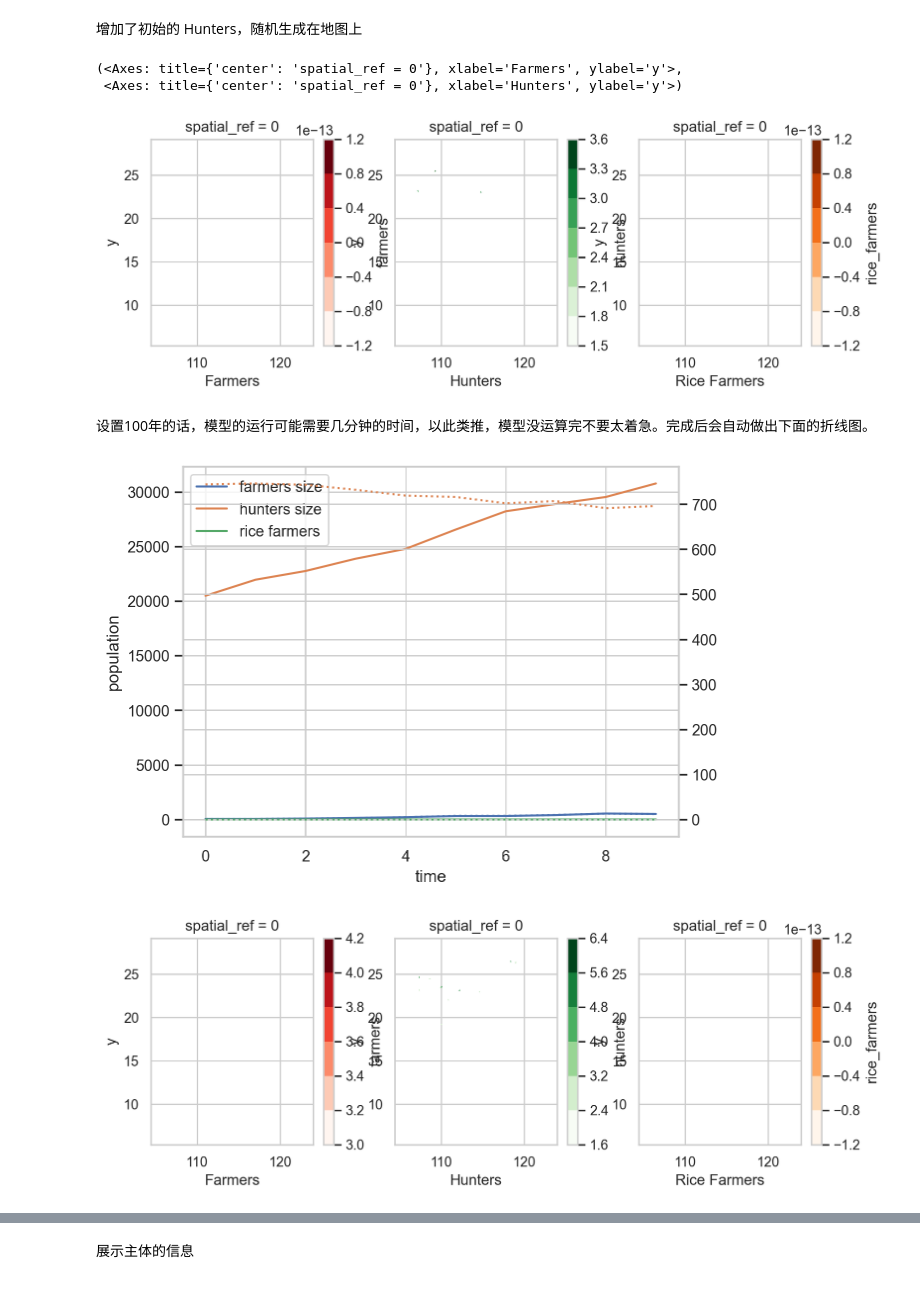
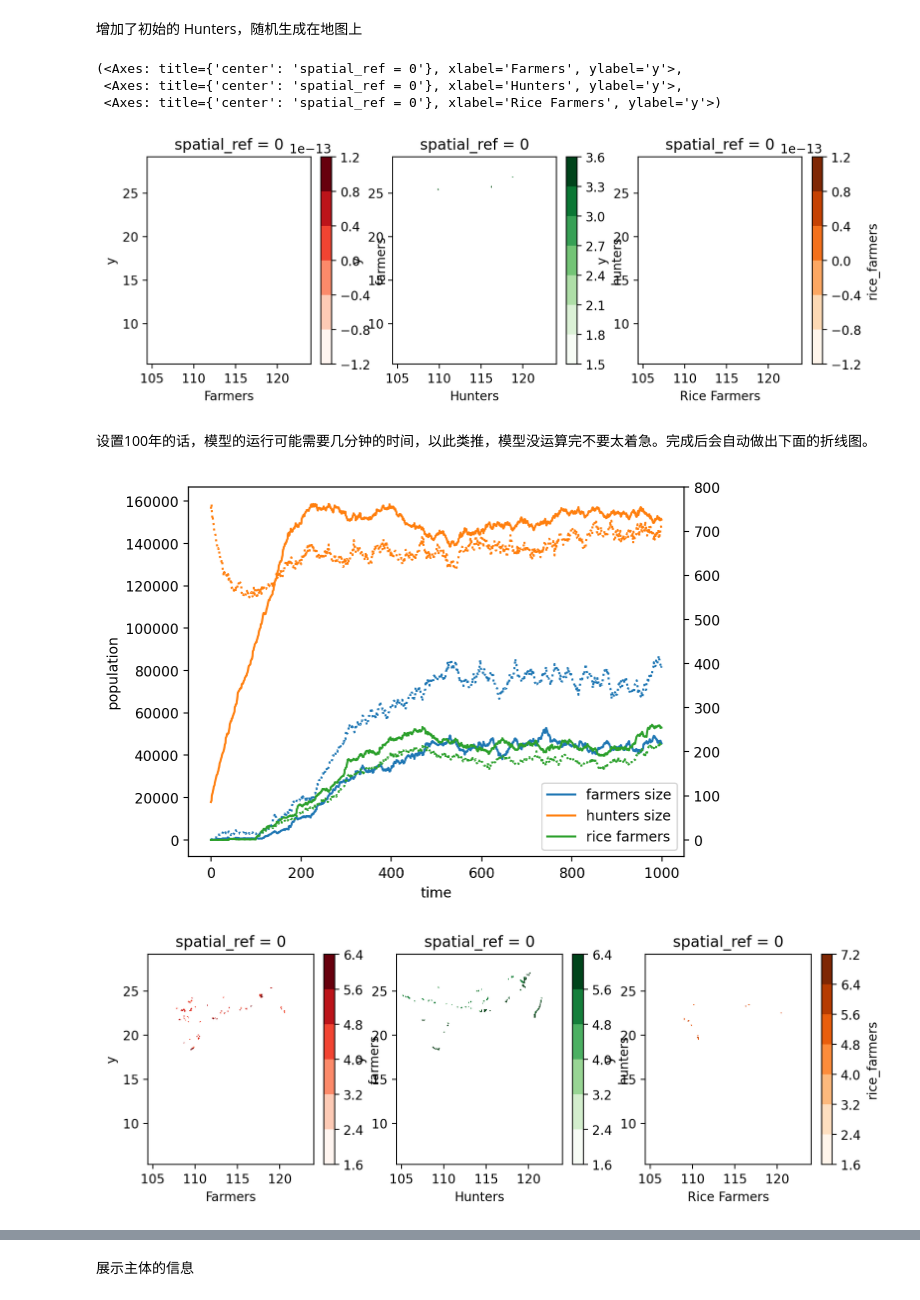
Before and after one commit to SongshGeo/South-China-Livehood-Evolution, a Jupyter notebook: docs/demo.ipynb, the cells around one changed output, grey strips where cells are left out. Drawn from its saved outputs; the diff is of its cells as text; code cells hidden in the pictures.

```diff
--- a/docs/demo.ipynb
+++ b/docs/demo.ipynb
@@ -23,10 +23,6 @@ os.chdir(cfg.root)
 # %%
 %matplotlib inline
 import matplotlib.pyplot as plt
-import seaborn as sns
-
-sns.set(context="notebook", style="whitegrid")
-
 import rasterio
 
 with rasterio.open(cfg.db.lim_h) as dataset:
@@ -43,6 +39,7 @@ from src.core import Model
 from src.api import Env
 
 model = Model(parameters=cfg, nature_class=Env)
+model.time.end_dt = 1000
 model.params.save_plots = False
 model.nature.setup()
 # %%
@@ -67,12 +64,13 @@ rice_arable.plot()
 model.plot.heatmap()
 # %% [output]
 (<Axes: title={'center': 'spatial_ref = 0'}, xlabel='Farmers', ylabel='y'>,
- <Axes: title={'center': 'spatial_ref = 0'}, xlabel='Hunters', ylabel='y'>)
+ <Axes: title={'center': 'spatial_ref = 0'}, xlabel='Hunters', ylabel='y'>,
+ <Axes: title={'center': 'spatial_ref = 0'}, xlabel='Rice Farmers', ylabel='y'>)
-[figure, old version]
+[figure, new version]
 # %% [markdown]
 设置100年的话，模型的运行可能需要几分钟的时间，以此类推，模型没运算完不要太着急。完成后会自动做出下面的折线图。
 # %%
-model.run_model(steps=200)
+model.run_model()
 # %% [output]
-[figure, old version]
+[figure, new version]
-[figure, old version]
+[figure, new version]
```
Also changed, not shown: parts of 15 cells of this notebook, 4 other files.
